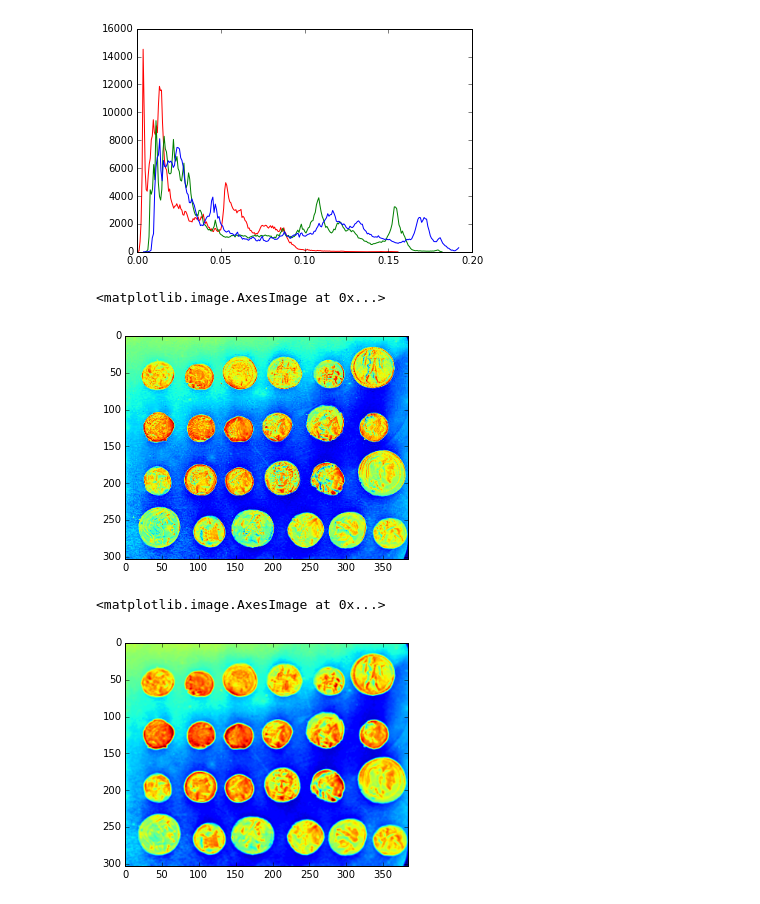
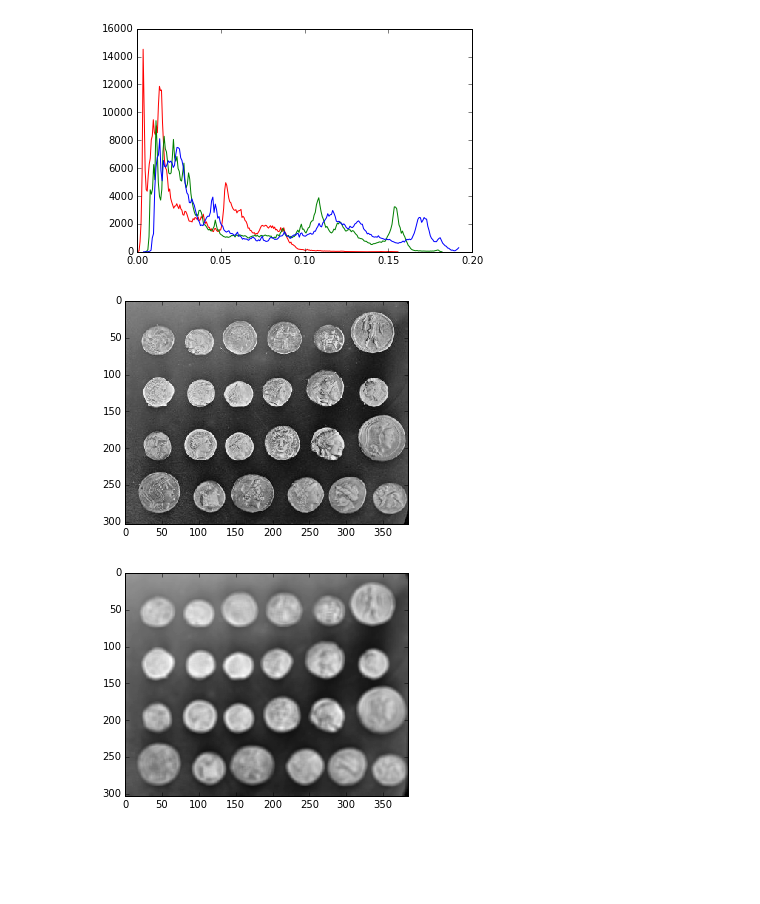
Before and after one commit to alexjohnson505/skimage-tutorials, a Jupyter notebook: CS4300_Assignment02_AlexJohnson.ipynb, the cells around one changed output. Drawn from its saved outputs; the diff is of its cells as text; code cells hidden in the pictures; blank space fills up the shorter version.

```diff
--- a/CS4300_Assignment02_AlexJohnson.ipynb
+++ b/CS4300_Assignment02_AlexJohnson.ipynb
@@ -21,6 +21,10 @@ cat = data.chelsea()
 robot = data.imread("robot.jpg", as_grey=False, plugin=None, flatten=None)
 mountain = data.imread("mountain.png", as_grey=False, plugin=None, flatten=None)
 parade = data.imread("parade.jpg", as_grey=False, plugin=None, flatten=None)
+# %%
+# Render a color image
+def showImage(image):
+    plt.imshow(image, cmap=cm.gray, interpolation='nearest');
 # %%
 # Part A I - Color & Exposure
 # Create a function to plot a histagram for RGB.
@@ -163,18 +167,17 @@ from scipy.ndimage import convolve
 
 %precision 2
 
-mean_kernel = 1.0/9.0 * np.ones((3,3))
-# meaned_cat = convolve(cat, mean_kernel)
+# Take the 'mean' color of surrounding pixels.
+# Emulates a basic "blur" filter.
+mean_kernel = 1.0/36.0 * np.ones((6,6))
 
-# Original demo image
-plt.imshow(coins)
+# Original image
+showImage(coins)
 # %% [output]
-<matplotlib.image.AxesImage at 0x...>
-[figure, old version]
+[figure, new version]
 # %%
-# Mean'd Image
+# Filtered Image (Mean Kernal)
 kerneled = convolve(coins, mean_kernel)
-plt.imshow(kerneled)
+showImage(kerneled)
 # %% [output]
-<matplotlib.image.AxesImage at 0x...>
-[figure, old version]
+[figure, new version]
```
Also changed, not shown: parts of 5 cells of this notebook.
